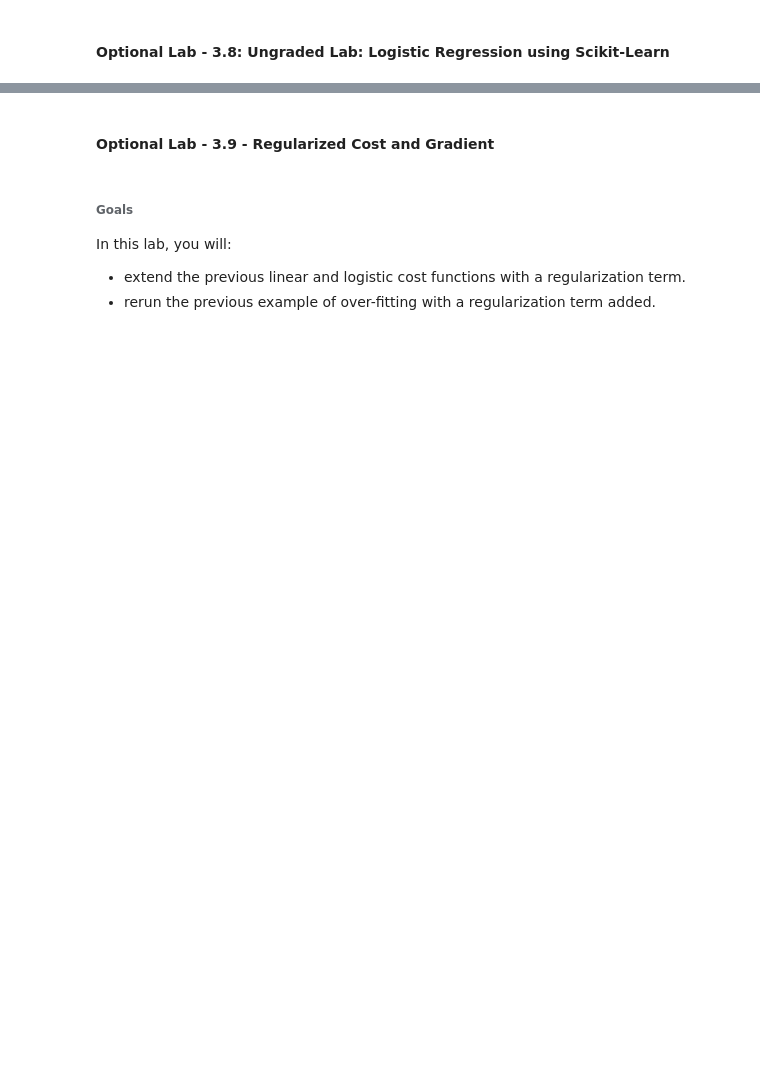
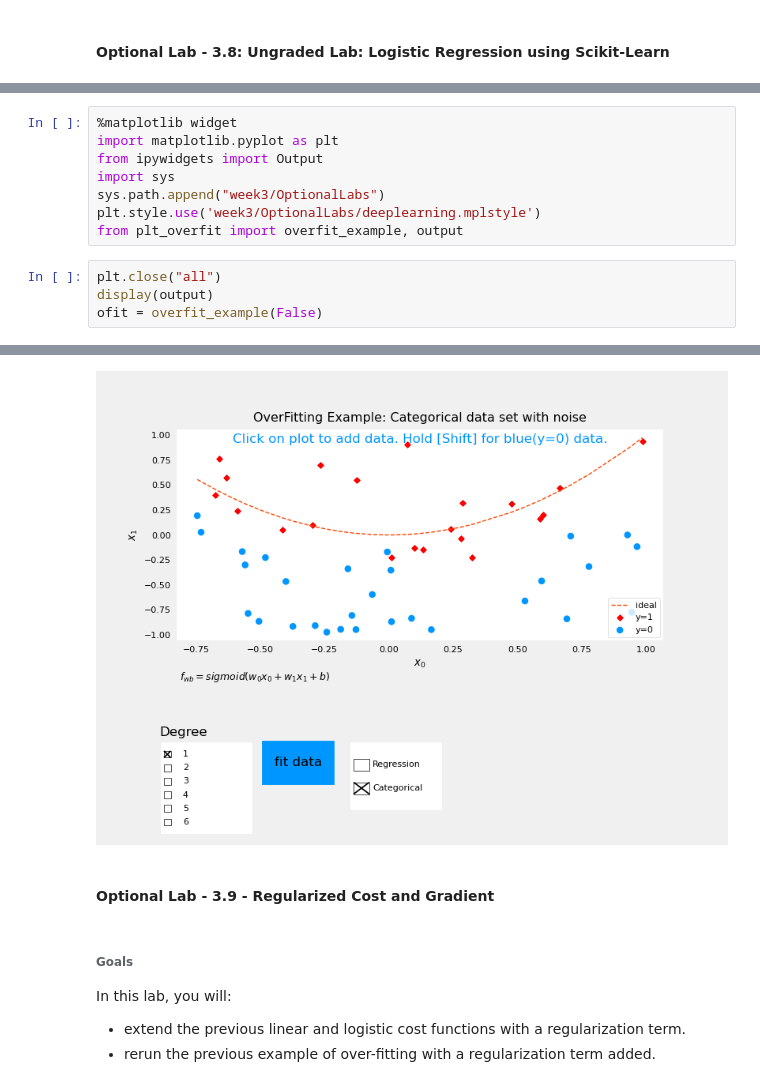
Before and after one commit to ratewalamit/Machine-Learning-Andrew-Ng, a Jupyter notebook: source/source_files/Supervised_Machine_Learning_Regression_and_Classification/Supervised.ipynb, the cells around one changed output, grey strips where cells are left out. Saved outputs shown, nothing was run; the diff lists cells and outputs as text; blank space fills up the shorter version.

```diff
--- a/source/source_files/Supervised_Machine_Learning_Regression_and_Classification/Supervised.ipynb
+++ b/source/source_files/Supervised_Machine_Learning_Regression_and_Classification/Supervised.ipynb
@@ -2792,3 +2577,16 @@ Notes on implementations:
 - 'fit' does not use pure gradient descent to improve speed. These methods can be used on smaller data sets.
 
 You have developed some intuition about the causes and solutions to overfitting. In the next lab, you will explore a commonly used solution, Regularization.
+# %%
+%matplotlib widget
+import matplotlib.pyplot as plt
+from ipywidgets import Output
+import sys
+sys.path.append("week3/OptionalLabs")
+plt.style.use('week3/OptionalLabs/deeplearning.mplstyle')
+from plt_overfit import overfit_example, output
+# %%
+plt.close("all")
+display(output)
+ofit = overfit_example(False)
+# %% [output]
@@ -2795,3 +2594,4 @@ You have developed some intuition about the causes and solutions to overfitting.
+[figure, added]
 # %% [markdown]
 #### Optional Lab - 3.9 - Regularized Cost and Gradient
 # %% [markdown]
```
Also changed, not shown: parts of 104 cells of this notebook, 2 other files.
